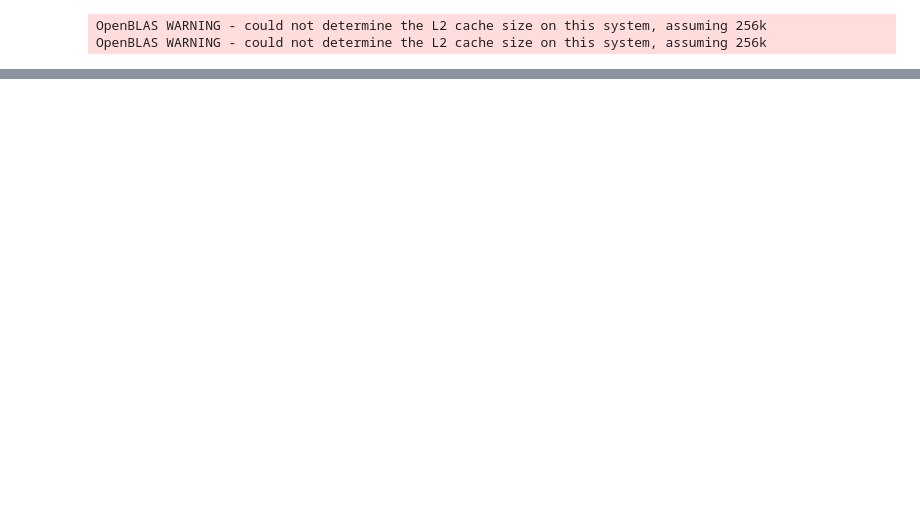
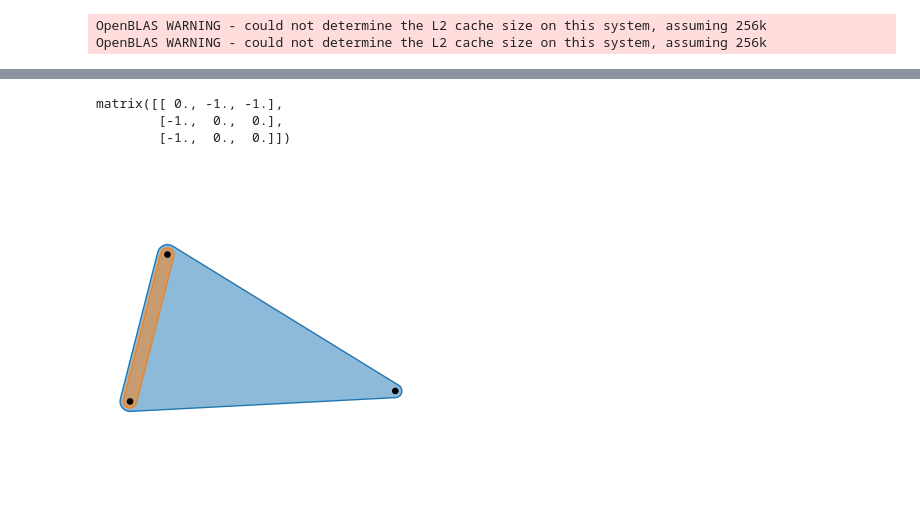
Before and after one commit to jakobgotberg/antagonism_in_hypernetworks, a Jupyter notebook: Untitled.ipynb, the cells around one changed output, grey strips where cells are left out. Drawn from its saved outputs; the diff is of its cells as text; code cells hidden in the pictures; blank space fills up the shorter version.

```diff
--- a/Untitled.ipynb
+++ b/Untitled.ipynb
@@ -22,0 +111,33 @@ lm = hnx.LesMis()
+# %%
+# signed H?
+import scipy.sparse as sp
+def signed_adjacency_from_edge_sign(H, sign_prop="sign", use_incidence_weights=False):
+    I, nodes, edges = H.incidence_matrix(index=True, weights=use_incidence_weights)
+
+    # edge sign vector aligned with `edges` returned by incidence_matrix(index=True)
+    s = np.array([H.get_properties(e, level=0, prop_name=sign_prop) for e in edges], dtype=float)
+    S = sp.diags(s, format="csr")
+
+    A = (I @ S @ I.T).tocsr()
+    A.setdiag(0)
+    A.eliminate_zeros()
+    return A, nodes
+
+edges = {"a": [1,2,3], "b": [2,3]}
+edte_p = {"a":{"sign":-1}, "b":{"sign":1}} # This did nothing
+
+H = hnx.Hypergraph(edges, edge_properties=edte_p)
+#for v in H.edges['a']:  # nodes contained in hyperedge e
+#        H.incidences[('a', v)].weight = -1
+
+plt.subplots(figsize=(4,4))
+hnx.draw(H, with_edge_labels=False, with_node_labels=False, fill_edges=True)
+
+A, _ = signed_adjacency_from_edge_sign(H, use_incidence_weights=True)
+A.todense()
+#H.incidences.dataframe
+# %% [output]
+matrix([[ 0., -1., -1.],
+        [-1.,  0.,  0.],
+        [-1.,  0.,  0.]])
+[figure, added]
```
Also changed, not shown: parts of 4 cells of this notebook, 2 other files.
